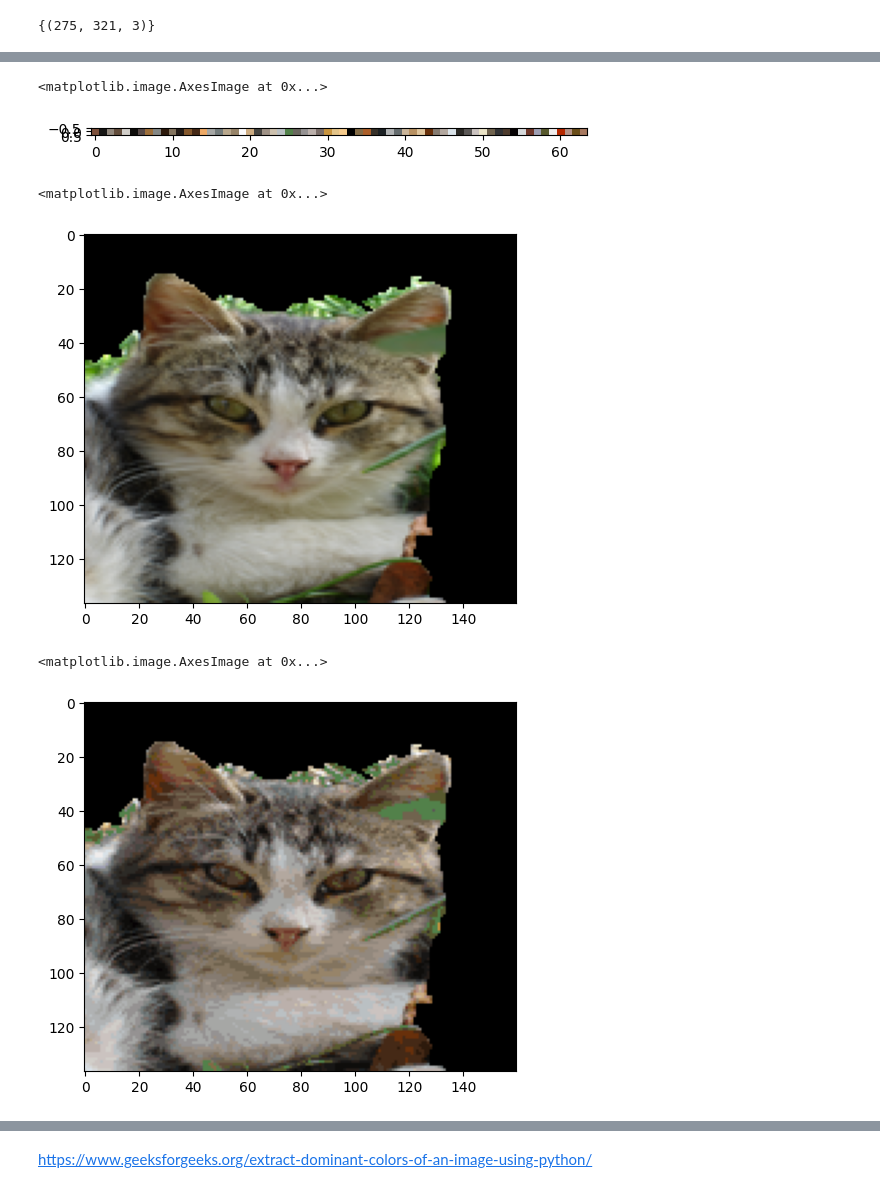
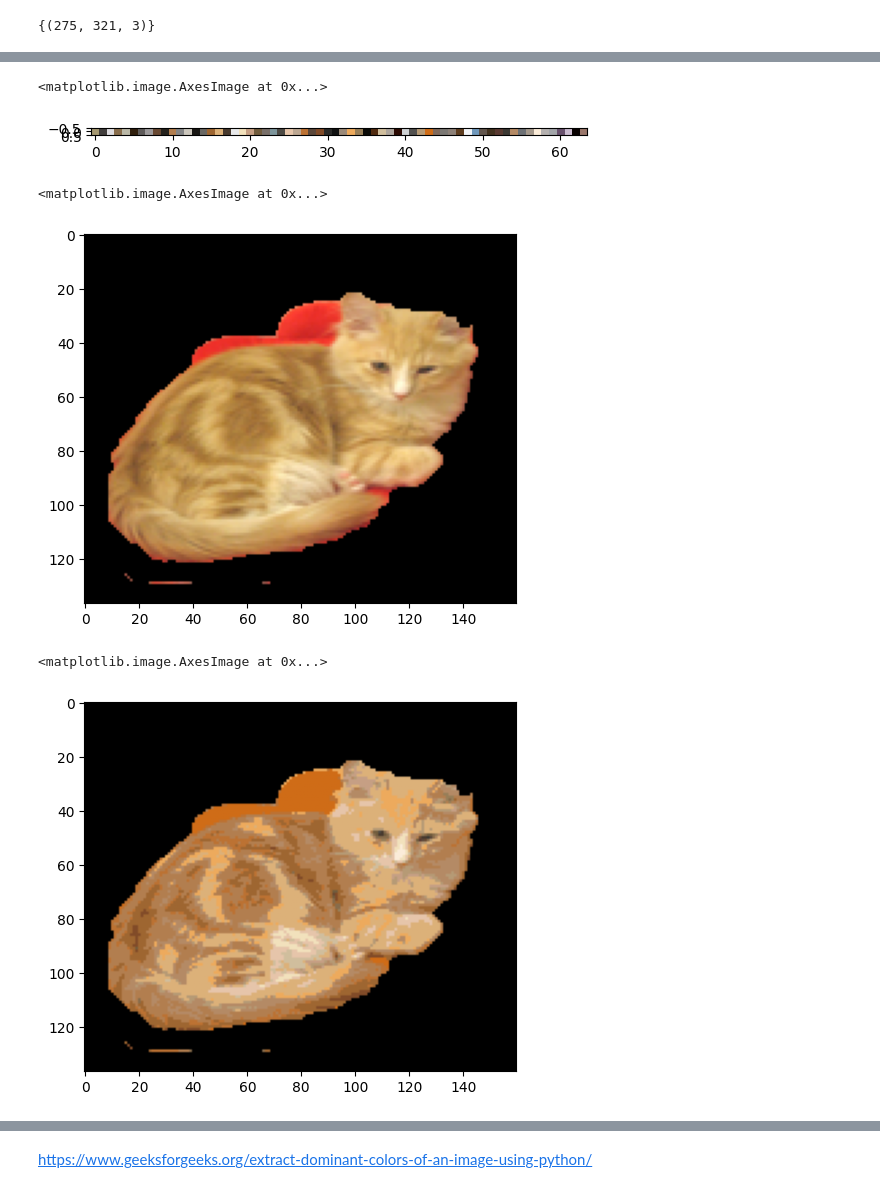
Before and after one commit to jshrdt/ML2-final, a Jupyter notebook: ML2-final-expl.ipynb, the cells around one changed output, grey strips where cells are left out. Drawn from its saved outputs; the diff is of its cells as text; code cells hidden in the pictures.

```diff
--- a/ML2-final-expl.ipynb
+++ b/ML2-final-expl.ipynb
@@ -161,15 +154,17 @@ gp = gold_palette.reshape(1, 64, 3)
+# %%
+gold_palette = np.array([np.uint8(col) for col in kmeans_model.cluster_centers_
+                         if sum(np.uint8(col)>0)])
+plt.imshow((gold_palette/255).reshape(1, 64, 3))
+# %% [output]
+<matplotlib.image.AxesImage at 0x...>
+[figure, added]
 # %%
-plt.imshow(gp)
+plt.imshow(gen_rois[3])
 # %% [output]
 <matplotlib.image.AxesImage at 0x...>
-[figure, old version]
+[figure, new version]
 # %%
-plt.imshow(gen_rois[0])
+plt.imshow(compress_colours(kmeans_model, gen_rois[3])/255)
 # %% [output]
 <matplotlib.image.AxesImage at 0x...>
-[figure, old version]
+[figure, new version]
-# %%
-plt.imshow(compress_colours(kmeans_model, gen_rois[0], n_colours=64))
-# %% [output]
-<matplotlib.image.AxesImage at 0x...>
-[figure, removed]
```
Also changed, not shown: parts of 10 cells of this notebook, 3 other files.
